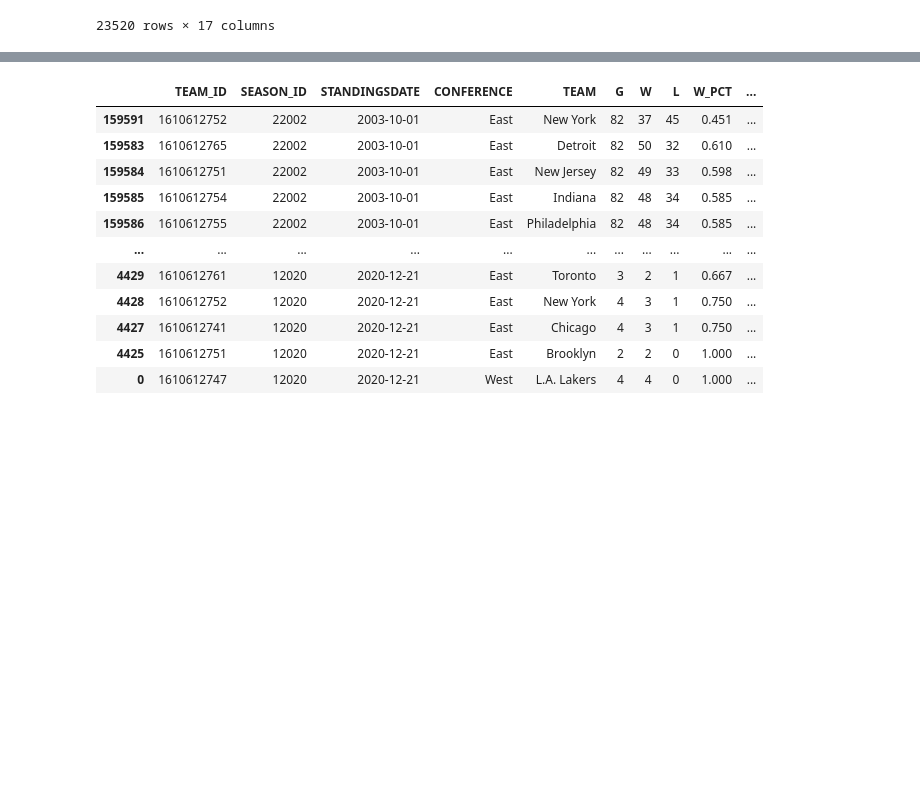
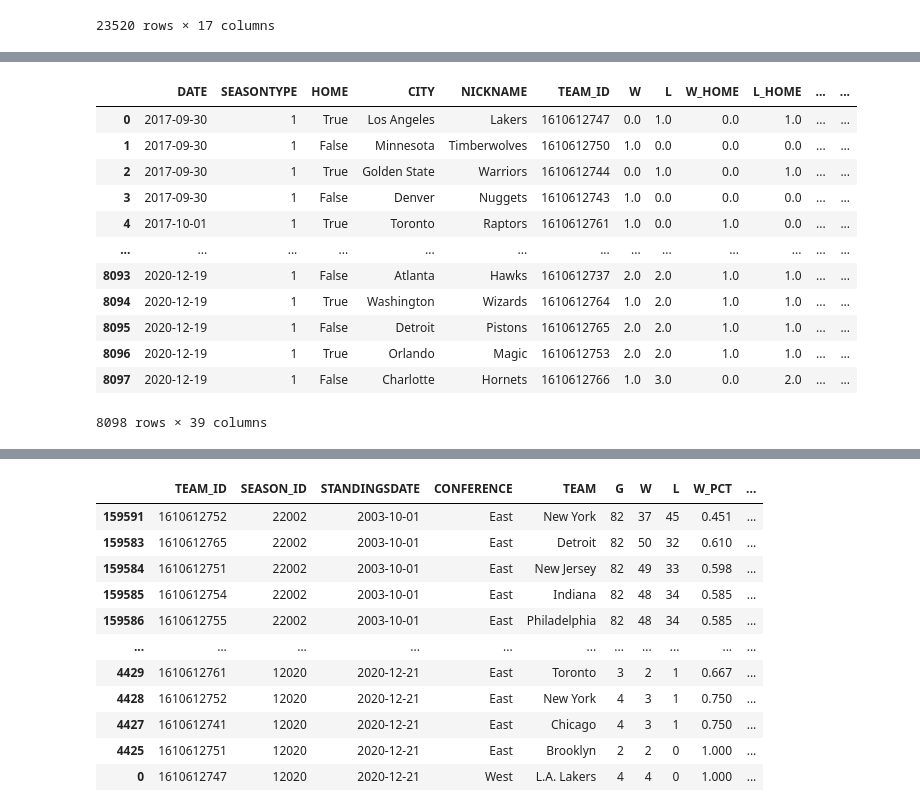
Before and after one commit to psalire/cmpe255-term-project, a Jupyter notebook: philip/research.ipynb, the cells around one changed output, grey strips where cells are left out. Saved outputs shown, nothing was run; the diff lists cells and outputs as text; code cells hidden in the pictures; blank space fills up the shorter version.

```diff
--- a/philip/research.ipynb
+++ b/philip/research.ipynb
@@ -79,3 +90,20 @@ cumulative_stats_df
+# %%
+# This stats dataset has more features/attributes but starts from 2017 season, as opposed other dataset starting from 2003 season
+Local.get_2017_cumulative_games_stats_dataframe('../datasets/')
+# %% [output]
+|  | DATE | SEASONTYPE | HOME | CITY | NICKNAME | TEAM_ID | W | L | W_HOME | L_HOME | ... | ... |
+| 0 | 2017-09-30 | 1 | True | Los Angeles | Lakers | 1610612747 | 0.0 | 1.0 | 0.0 | 1.0 | ... | ... |
+| 1 | 2017-09-30 | 1 | False | Minnesota | Timberwolves | 1610612750 | 1.0 | 0.0 | 0.0 | 0.0 | ... | ... |
+| 2 | 2017-09-30 | 1 | True | Golden State | Warriors | 1610612744 | 0.0 | 1.0 | 0.0 | 1.0 | ... | ... |
+| 3 | 2017-09-30 | 1 | False | Denver | Nuggets | 1610612743 | 1.0 | 0.0 | 0.0 | 0.0 | ... | ... |
+| 4 | 2017-10-01 | 1 | True | Toronto | Raptors | 1610612761 | 1.0 | 0.0 | 1.0 | 0.0 | ... | ... |
+| ... | ... | ... | ... | ... | ... | ... | ... | ... | ... | ... | ... | ... |
+| 8093 | 2020-12-19 | 1 | False | Atlanta | Hawks | 1610612737 | 2.0 | 2.0 | 1.0 | 1.0 | ... | ... |
+| 8094 | 2020-12-19 | 1 | True | Washington | Wizards | 1610612764 | 1.0 | 2.0 | 1.0 | 1.0 | ... | ... |
+| 8095 | 2020-12-19 | 1 | False | Detroit | Pistons | 1610612765 | 2.0 | 2.0 | 1.0 | 1.0 | ... | ... |
+| 8096 | 2020-12-19 | 1 | True | Orlando | Magic | 1610612753 | 2.0 | 2.0 | 1.0 | 1.0 | ... | ... |
+| 8097 | 2020-12-19 | 1 | False | Charlotte | Hornets | 1610612766 | 1.0 | 3.0 | 0.0 | 2.0 | ... | ... |
+8098 rows × 39 columns
 # %%
 games_details_df
 # %% [output]
```
Also changed, not shown: parts of 3 cells of this notebook.
